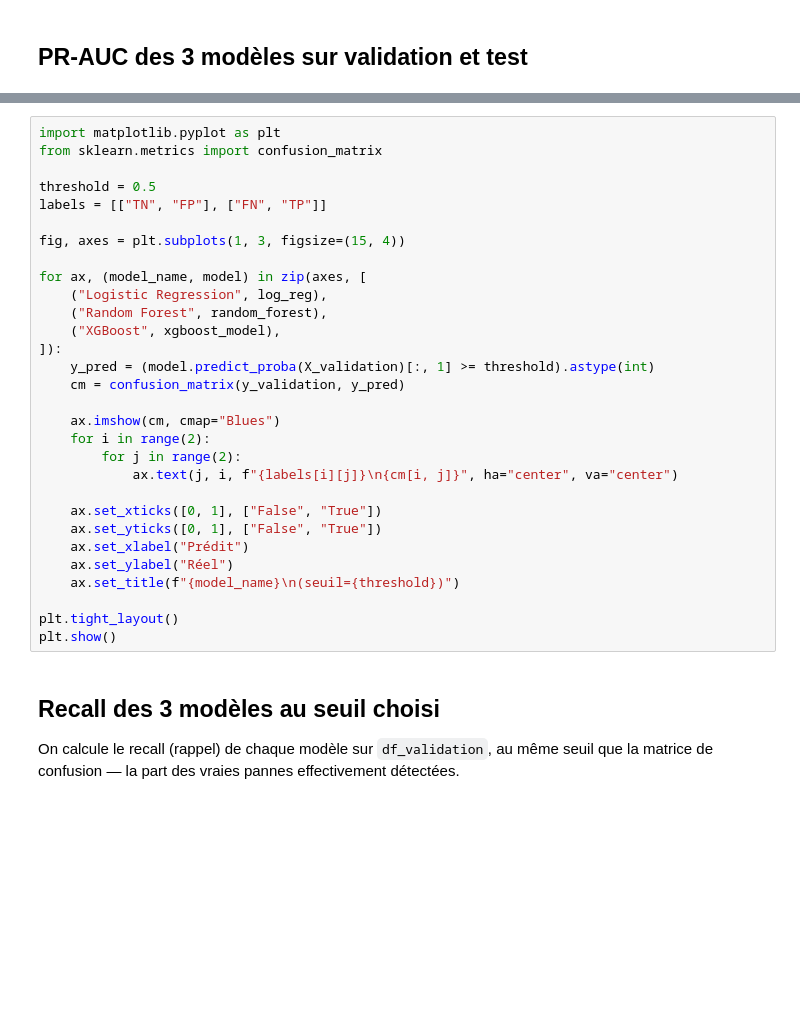
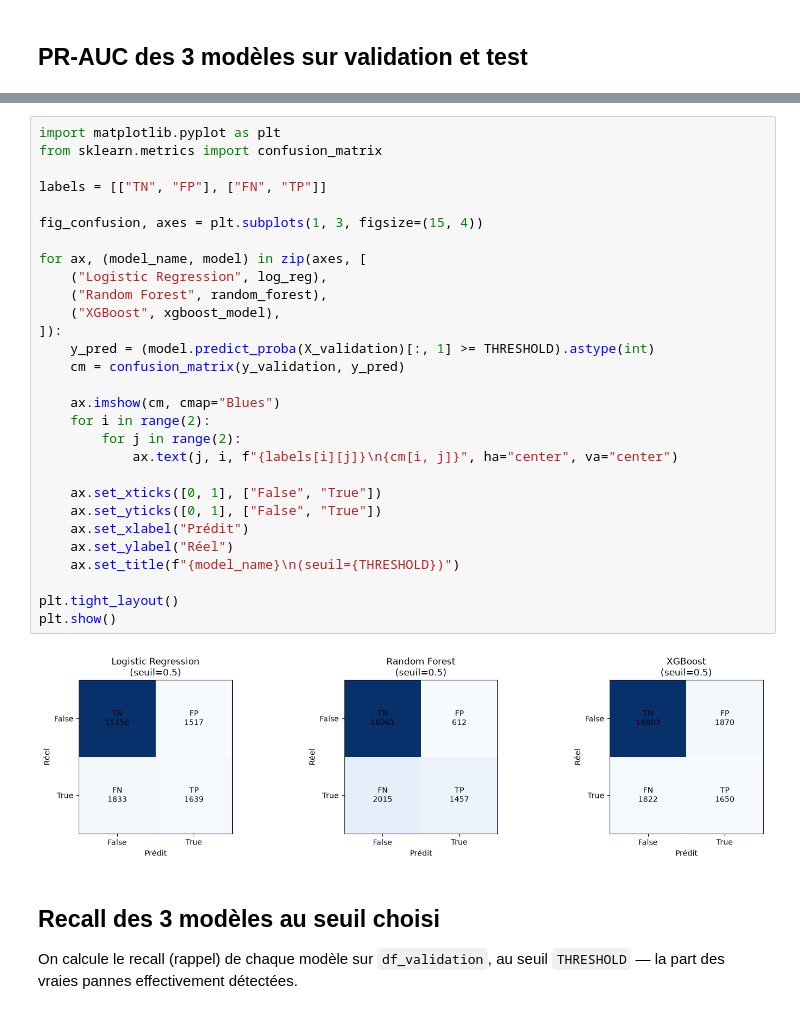
Before and after one commit to aurelien-V03/incidents-indus-ia, a Jupyter notebook: training_model.ipynb, the cells around one changed output, grey strips where cells are left out. Saved outputs shown, nothing was run; the diff lists cells and outputs as text; blank space fills up the shorter version.

```diff
--- a/training_model.ipynb
+++ b/training_model.ipynb
@@ -267,34 +367,35 @@ On fixe un seuil de décision explicite (`threshold`, par défaut 0.5) et on aff
 # %%
 import matplotlib.pyplot as plt
 from sklearn.metrics import confusion_matrix
 
-threshold = 0.5
 labels = [["TN", "FP"], ["FN", "TP"]]
 
-fig, axes = plt.subplots(1, 3, figsize=(15, 4))
+fig_confusion, axes = plt.subplots(1, 3, figsize=(15, 4))
 
 for ax, (model_name, model) in zip(axes, [
     ("Logistic Regression", log_reg),
     ("Random Forest", random_forest),
     ("XGBoost", xgboost_model),
 ]):
-    y_pred = (model.predict_proba(X_validation)[:, 1] >= threshold).astype(int)
+    y_pred = (model.predict_proba(X_validation)[:, 1] >= THRESHOLD).astype(int)
     cm = confusion_matrix(y_validation, y_pred)
 
     ax.imshow(cm, cmap="Blues")
     for i in range(2):
         for j in range(2):
             ax.text(j, i, f"{labels[i][j]}\n{cm[i, j]}", ha="center", va="center")
 
     ax.set_xticks([0, 1], ["False", "True"])
     ax.set_yticks([0, 1], ["False", "True"])
     ax.set_xlabel("Prédit")
     ax.set_ylabel("Réel")
-    ax.set_title(f"{model_name}\n(seuil={threshold})")
+    ax.set_title(f"{model_name}\n(seuil={THRESHOLD})")
 
 plt.tight_layout()
 plt.show()
+# %% [output]
+[figure, added]
 # %% [markdown]
 ## Recall des 3 modèles au seuil choisi
 
-On calcule le recall (rappel) de chaque modèle sur `df_validation`, au même seuil que la matrice de confusion — la part des vraies pannes effectivement détectées.
+On calcule le recall (rappel) de chaque modèle sur `df_validation`, au seuil `THRESHOLD` — la part des vraies pannes effectivement détectées.
```
Also changed, not shown: parts of 53 cells of this notebook, 6 other files.
